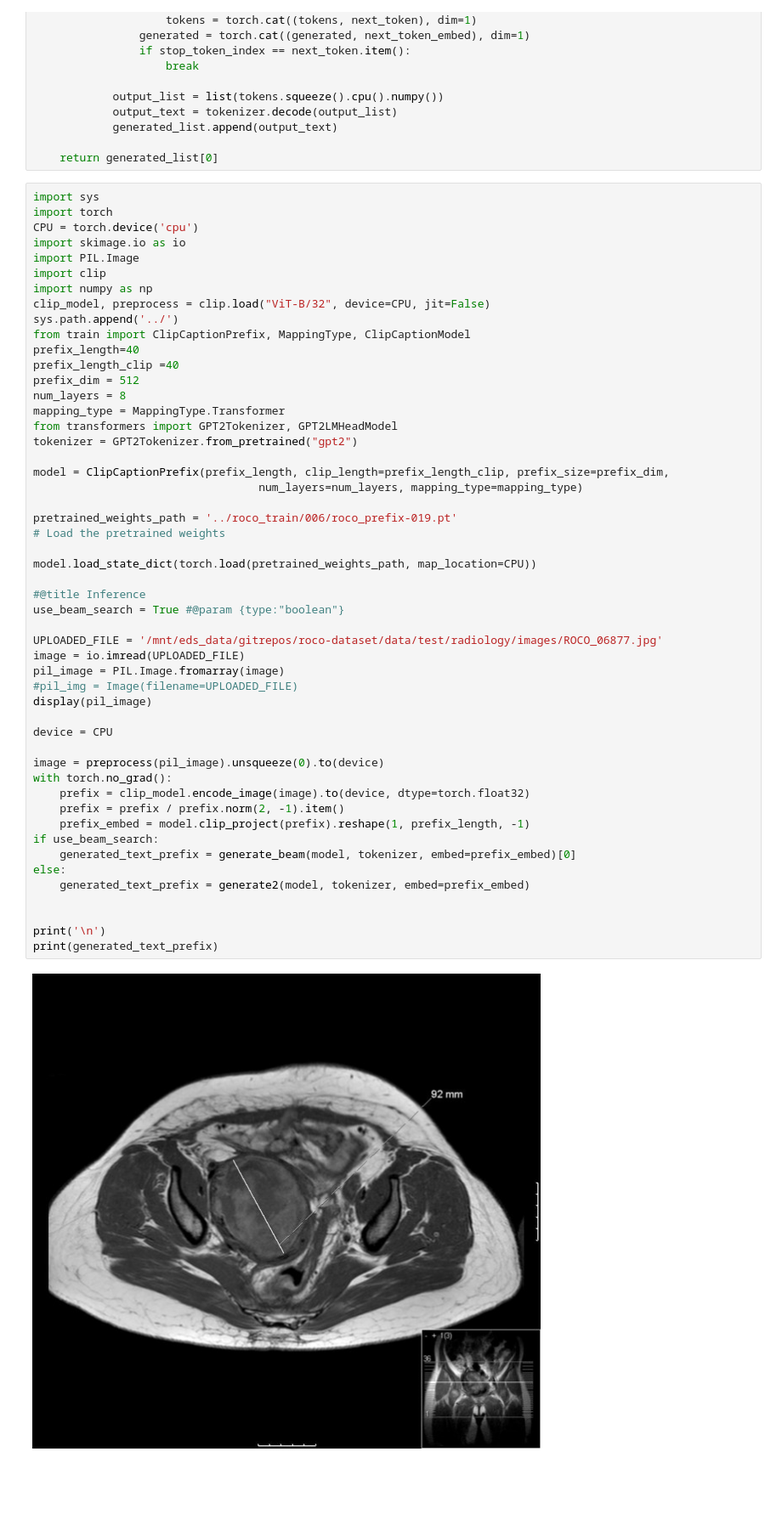
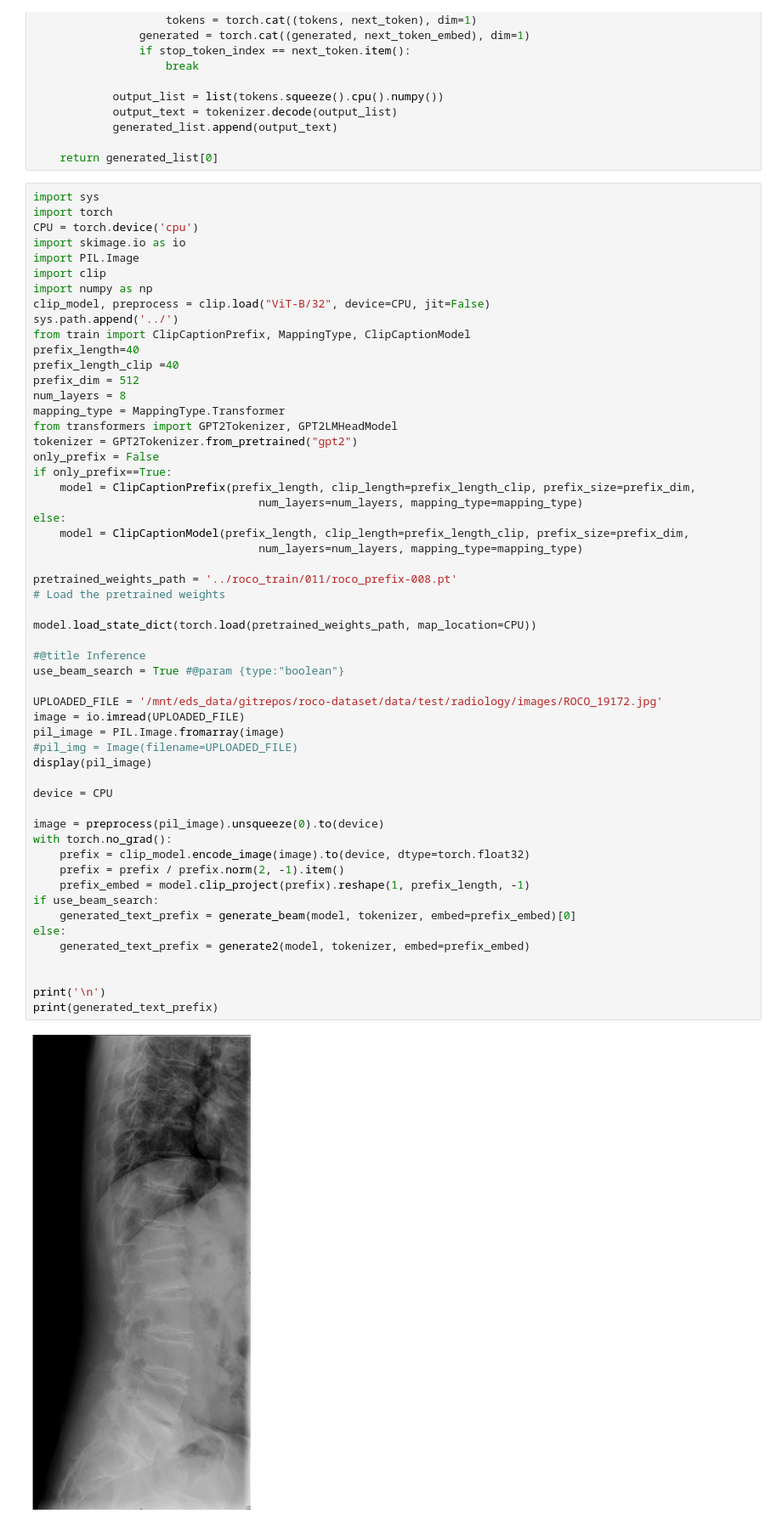
Before and after one commit to yiluzhou1/CLIP_prefix_caption, a Jupyter notebook: notebooks/transformer_inference.ipynb, the cells around one changed output. Shown at 85% size. Saved outputs shown, nothing was run; the diff lists cells and outputs as text; blank space fills up the shorter version.

```diff
--- a/notebooks/transformer_inference.ipynb
+++ b/notebooks/transformer_inference.ipynb
@@ -667,38 +722,42 @@ num_layers = 8
 mapping_type = MappingType.Transformer
 from transformers import GPT2Tokenizer, GPT2LMHeadModel
 tokenizer = GPT2Tokenizer.from_pretrained("gpt2")
-
-model = ClipCaptionPrefix(prefix_length, clip_length=prefix_length_clip, prefix_size=prefix_dim,
+only_prefix = False
+if only_prefix==True:
+    model = ClipCaptionPrefix(prefix_length, clip_length=prefix_length_clip, prefix_size=prefix_dim,
+                                  num_layers=num_layers, mapping_type=mapping_type)
+else:
+    model = ClipCaptionModel(prefix_length, clip_length=prefix_length_clip, prefix_size=prefix_dim,
                                   num_layers=num_layers, mapping_type=mapping_type)
 
-pretrained_weights_path = '../roco_train/006/roco_prefix-019.pt'
+pretrained_weights_path = '../roco_train/011/roco_prefix-008.pt'
 # Load the pretrained weights
 
 model.load_state_dict(torch.load(pretrained_weights_path, map_location=CPU))
 
 #@title Inference
 use_beam_search = True #@param {type:"boolean"}
 
-UPLOADED_FILE = '/mnt/eds_data/gitrepos/roco-dataset/data/test/radiology/images/ROCO_06877.jpg'
+UPLOADED_FILE = '/mnt/eds_data/gitrepos/roco-dataset/data/test/radiology/images/ROCO_19172.jpg'
 image = io.imread(UPLOADED_FILE)
 pil_image = PIL.Image.fromarray(image)
 #pil_img = Image(filename=UPLOADED_FILE)
 display(pil_image)
 
 device = CPU
 
 image = preprocess(pil_image).unsqueeze(0).to(device)
 with torch.no_grad():
     prefix = clip_model.encode_image(image).to(device, dtype=torch.float32)
     prefix = prefix / prefix.norm(2, -1).item()
     prefix_embed = model.clip_project(prefix).reshape(1, prefix_length, -1)
 if use_beam_search:
     generated_text_prefix = generate_beam(model, tokenizer, embed=prefix_embed)[0]
 else:
     generated_text_prefix = generate2(model, tokenizer, embed=prefix_embed)
 
 
 print('\n')
 print(generated_text_prefix)
 # %% [output]
-[figure, old version]
+[figure, new version]
```
Also changed, not shown: parts of 2 cells of this notebook, 2 other files.
